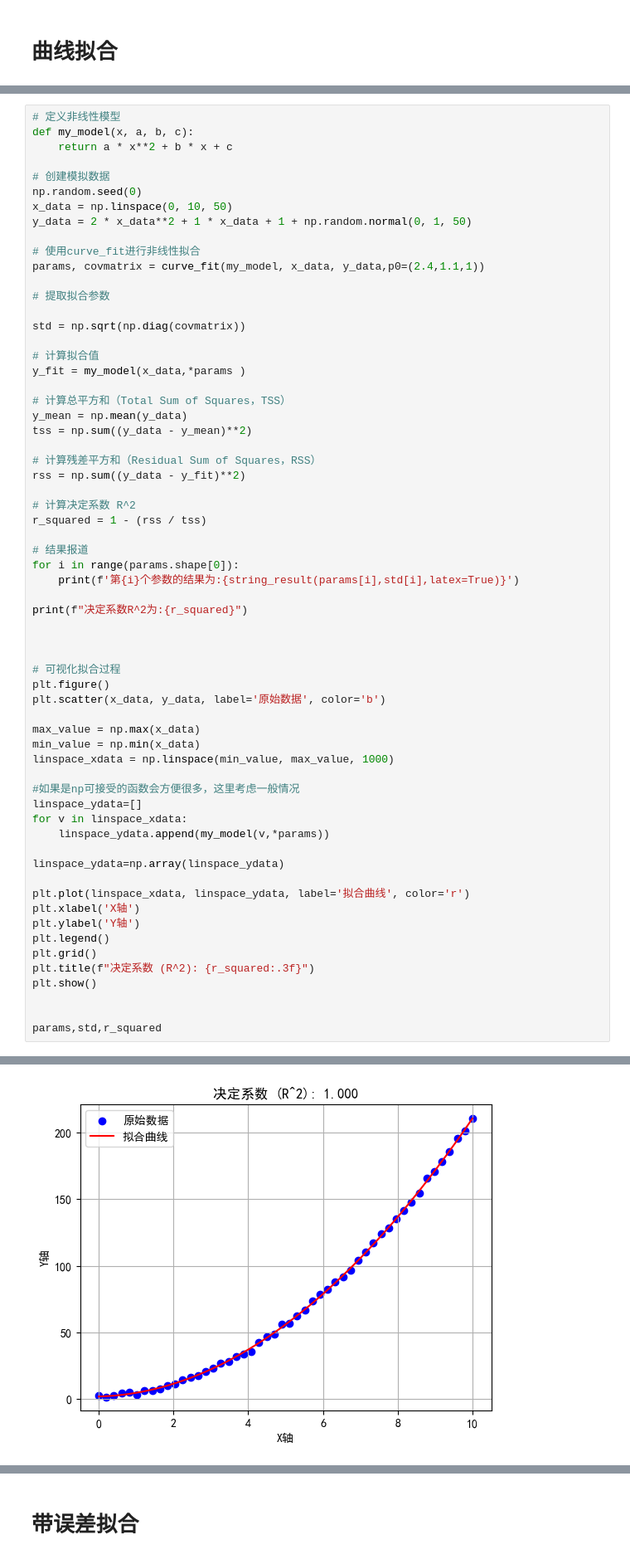
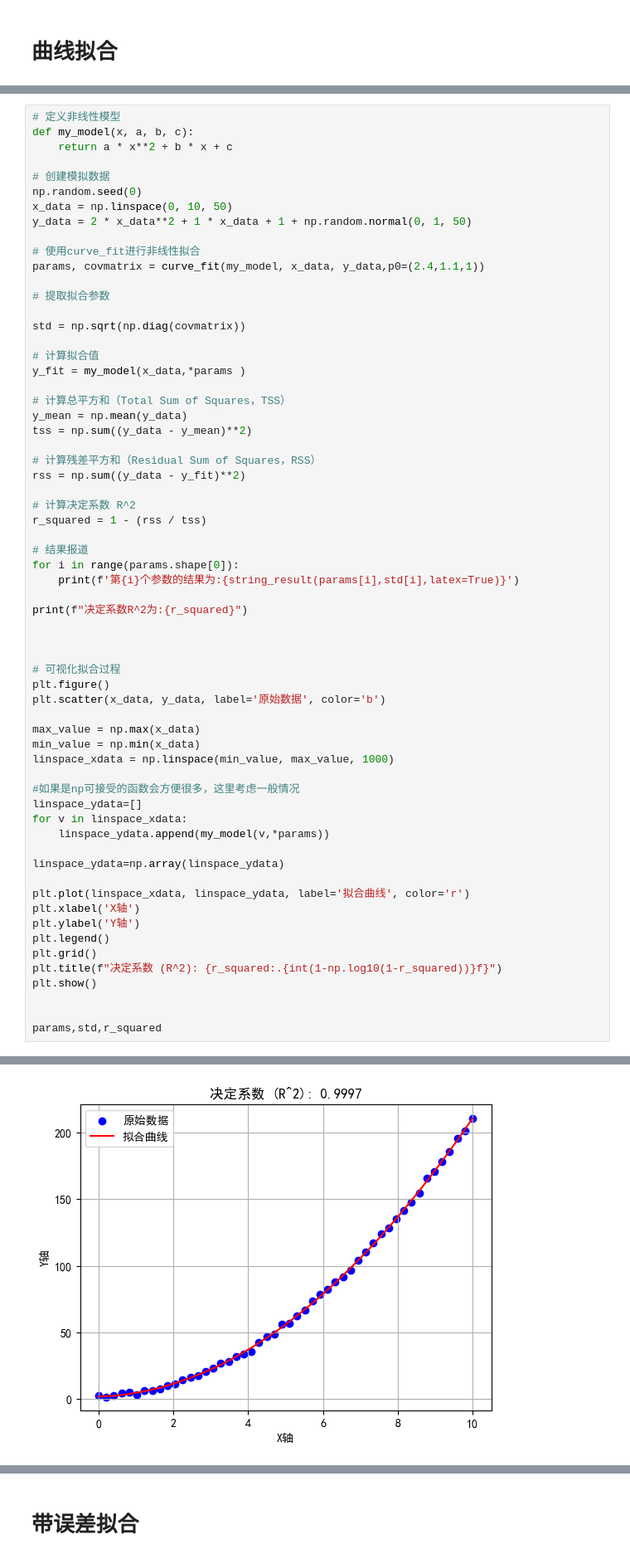
Before and after one commit to Xuanyiyiren/-, a Jupyter notebook: some useful code/curvefit.ipynb, the cells around one changed output, grey strips where cells are left out. Shown at 83% size. Saved outputs shown, nothing was run; the diff lists cells and outputs as text.

```diff
--- a/some useful code/curvefit.ipynb
+++ b/some useful code/curvefit.ipynb
@@ -86,35 +84,35 @@ print(f"决定系数R^2为:{r_squared}")
 
 # 可视化拟合过程
 plt.figure()
 plt.scatter(x_data, y_data, label='原始数据', color='b')
 
 max_value = np.max(x_data)
 min_value = np.min(x_data)
 linspace_xdata = np.linspace(min_value, max_value, 1000)
 
 #如果是np可接受的函数会方便很多，这里考虑一般情况
 linspace_ydata=[]
 for v in linspace_xdata:
     linspace_ydata.append(my_model(v,*params))
 
 linspace_ydata=np.array(linspace_ydata)
 
 plt.plot(linspace_xdata, linspace_ydata, label='拟合曲线', color='r')
 plt.xlabel('X轴')
 plt.ylabel('Y轴')
 plt.legend()
 plt.grid()
-plt.title(f"决定系数 (R^2): {r_squared:.3f}")
+plt.title(f"决定系数 (R^2): {r_squared:.{int(1-np.log10(1-r_squared))}f}")
 plt.show()
 
 
 params,std,r_squared
 # %% [output]
 第0个参数的结果为:$( 2.009\pm0.020 )\times 10^0.0$
 第1个参数的结果为:$( 8\pm2 )\times 10^-1.0$
 第2个参数的结果为:$( 2.0\pm0.4 )\times 10^0.0$
 决定系数R^2为:0.9997289710931474
-[figure, old version]
+[figure, new version]
 (array([2.00921811, 0.76665669, 1.99687025]),
  array([0.01963179, 0.20300684, 0.43894856]),
  0.9997289710931474)
```
Also changed, not shown: parts of 9 cells of this notebook.
